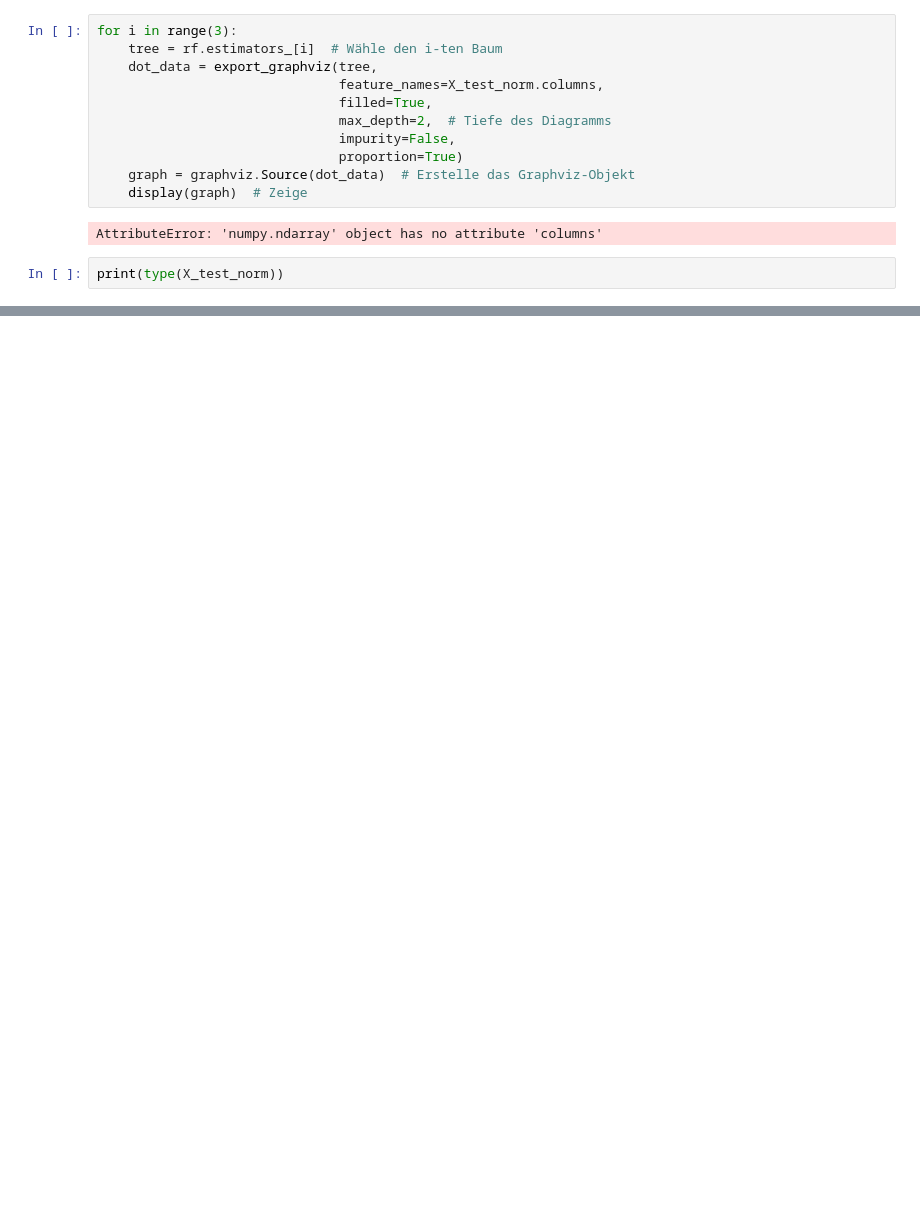
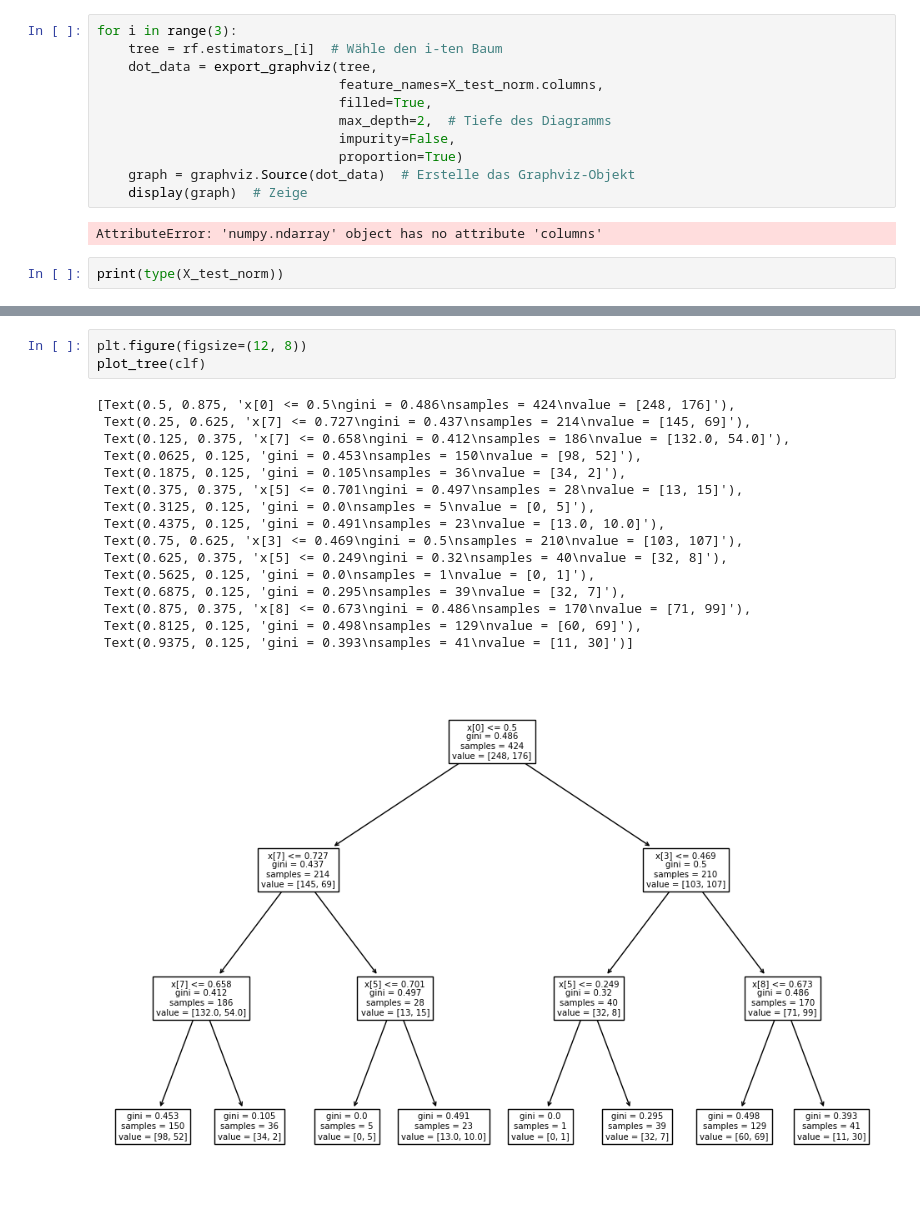
Before and after one commit to reppmaz/match_prediction, a Jupyter notebook: match_prediction.ipynb, the cells around one changed output, grey strips where cells are left out. Saved outputs shown, nothing was run; the diff lists cells and outputs as text; blank space fills up the shorter version.

Commit message:
tree

```diff
--- a/match_prediction.ipynb
+++ b/match_prediction.ipynb
@@ -328,0 +331,20 @@ print(type(X_test_norm))
+# %%
+plt.figure(figsize=(12, 8))
+plot_tree(clf)
+# %% [output]
+[Text(0.5, 0.875, 'x[0] <= 0.5\ngini = 0.486\nsamples = 424\nvalue = [248, 176]'),
+ Text(0.25, 0.625, 'x[7] <= 0.727\ngini = 0.437\nsamples = 214\nvalue = [145, 69]'),
+ Text(0.125, 0.375, 'x[7] <= 0.658\ngini = 0.412\nsamples = 186\nvalue = [132.0, 54.0]'),
+ Text(0.0625, 0.125, 'gini = 0.453\nsamples = 150\nvalue = [98, 52]'),
+ Text(0.1875, 0.125, 'gini = 0.105\nsamples = 36\nvalue = [34, 2]'),
+ Text(0.375, 0.375, 'x[5] <= 0.701\ngini = 0.497\nsamples = 28\nvalue = [13, 15]'),
+ Text(0.3125, 0.125, 'gini = 0.0\nsamples = 5\nvalue = [0, 5]'),
+ Text(0.4375, 0.125, 'gini = 0.491\nsamples = 23\nvalue = [13.0, 10.0]'),
+ Text(0.75, 0.625, 'x[3] <= 0.469\ngini = 0.5\nsamples = 210\nvalue = [103, 107]'),
+ Text(0.625, 0.375, 'x[5] <= 0.249\ngini = 0.32\nsamples = 40\nvalue = [32, 8]'),
+ Text(0.5625, 0.125, 'gini = 0.0\nsamples = 1\nvalue = [0, 1]'),
+ Text(0.6875, 0.125, 'gini = 0.295\nsamples = 39\nvalue = [32, 7]'),
+ Text(0.875, 0.375, 'x[8] <= 0.673\ngini = 0.486\nsamples = 170\nvalue = [71, 99]'),
+ Text(0.8125, 0.125, 'gini = 0.498\nsamples = 129\nvalue = [60, 69]'),
+ Text(0.9375, 0.125, 'gini = 0.393\nsamples = 41\nvalue = [11, 30]')]
+[figure, added]
```
Also changed, not shown: parts of 17 cells of this notebook.
